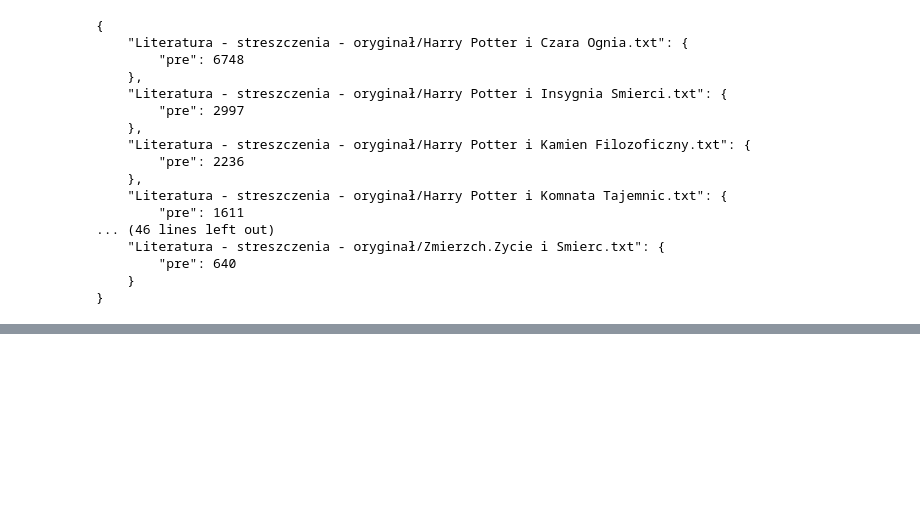
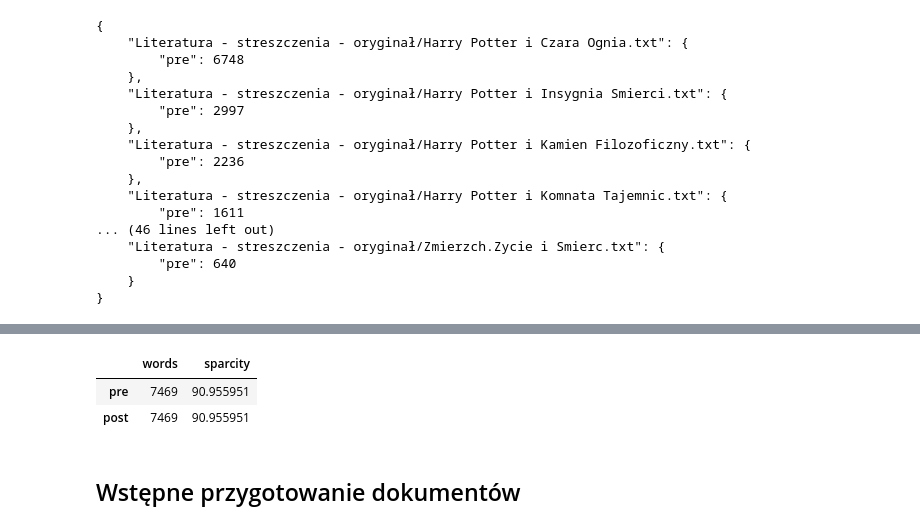
Before and after one commit to bielaczek/TextMining, a Jupyter notebook: text_mining.ipynb, the cells around one changed output, grey strips where cells are left out. Saved outputs shown, nothing was run; the diff lists cells and outputs as text; code cells hidden in the pictures; blank space fills up the shorter version.

```diff
--- a/text_mining.ipynb
+++ b/text_mining.ipynb
@@ -78,0 +91,5 @@ print(json.dumps(lengths, indent=4, ensure_ascii=False))
+# %%
+documents_df_pre = pd.DataFrame.from_dict(documents_dict, orient='index', columns=['content'])
+# %%
+cv = CountVectorizer()
+matrix_tf = cv.fit_transform(documents_df_pre['content'])
@@ -79,3 +98,24 @@ print(json.dumps(lengths, indent=4, ensure_ascii=False))
+# %%
+matrices = {
+    'pre': {
+        'words' :matrix_tf.shape[1],
+        'sparcity': sparsity_tf
+    }
+}
+# %%
+matrices['post'] = {
+    'words': matrix_tf.shape[1],
+    'sparcity': sparsity_tf
+}
+# %%
+matrices = pd.DataFrame.from_dict(matrices, orient='index')
+display(matrices)
+# %% [output]
+|  | words | sparcity |
+| pre | 7469 | 90.955951 |
+| post | 7469 | 90.955951 |
+# %% [markdown]
+## Wstępne przygotowanie dokumentów
 # %%
 stopwords_file = open("./stopwords_pl.txt", "r", encoding="utf-8")
 stopwords = stopwords_file.read().splitlines()
```
Also changed, not shown: parts of 30 cells of this notebook, 20 other files.
